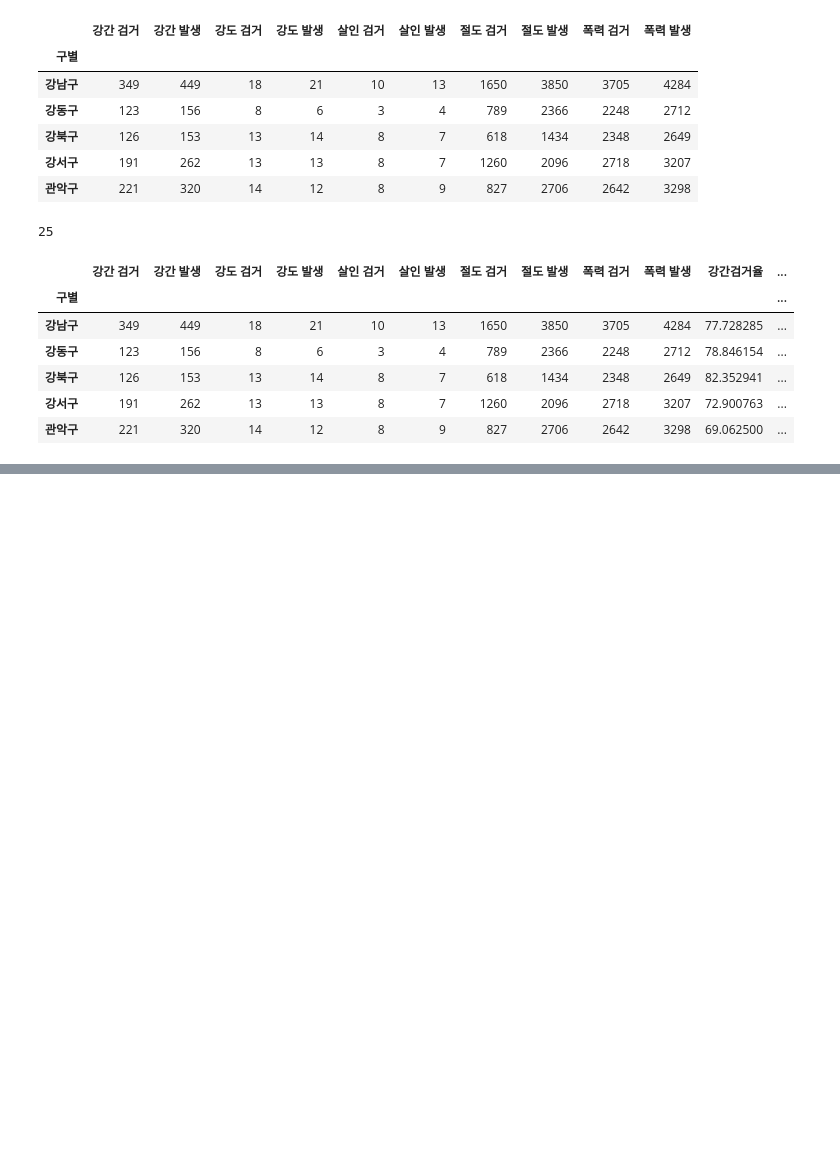
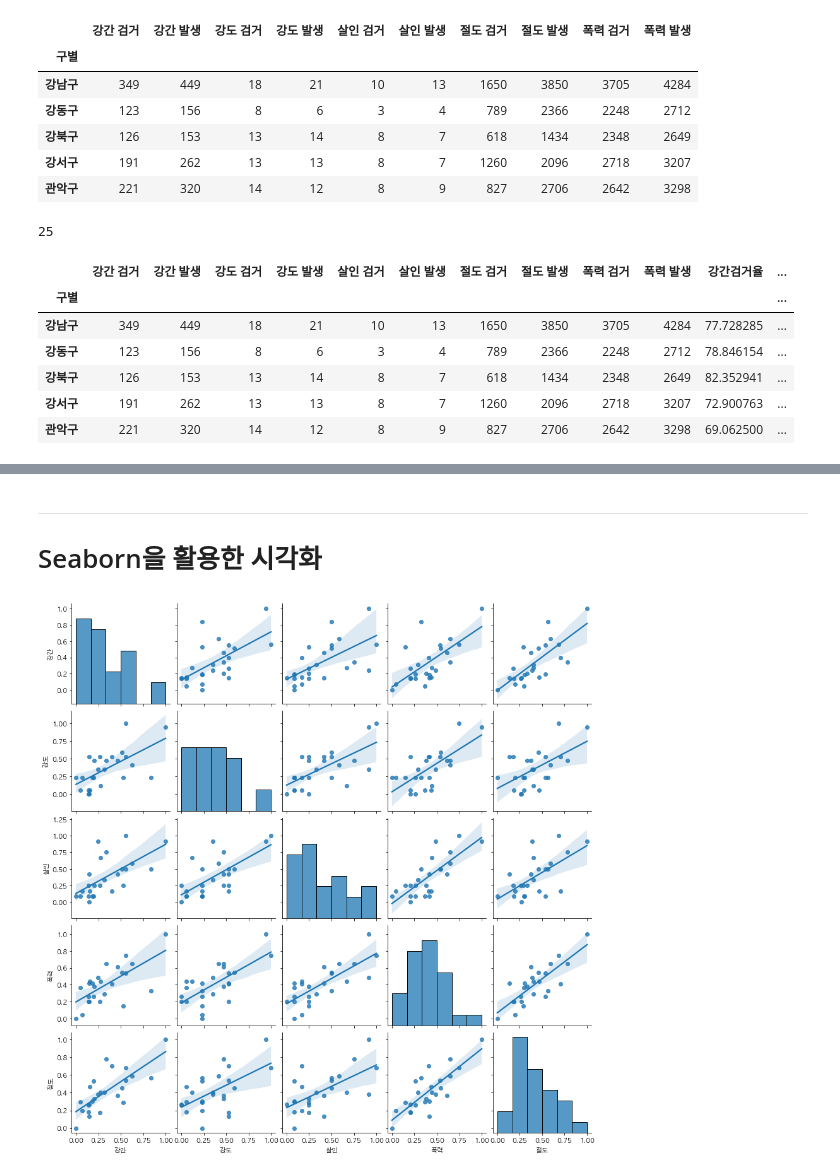
Before and after one commit to jjhwnn/Python, a Jupyter notebook: 3.DataAnalysis/Note/18.서울시 범죄 안전도.ipynb, the cells around one changed output, grey strips where cells are left out. Cells and saved outputs as stored; diff of their text form; code cells hidden in the pictures; blank space fills up the shorter version.

```diff
--- a/3.DataAnalysis/Note/18.서울시 범죄 안전도.ipynb
+++ b/3.DataAnalysis/Note/18.서울시 범죄 안전도.ipynb
@@ -397,0 +531,3 @@ crime_anal
+# %%
+crime_anal_norm[['인구수','CCTV']] = result_CCTV[['인구수','소계']]
+crime_anal_norm.head()
@@ -397,0 +542,4 @@ crime_anal
+# %%
+# crime_anal_norm['범죄'] = crime_anal_norm.loc[:,'강간':'폭력'].sum(axis=1)
+crime_anal_norm['범죄'] = np.sum(crime_anal_norm[col], axis=1)
+crime_anal_norm.head()
@@ -397,0 +554,5 @@ crime_anal
+# %%
+# 검거율도 통합하여 컬럼 생성
+col = ['강간검거율','강도검거율','살인검거율','절도검거율','폭력검거율']
+crime_anal_norm['검거'] = np.sum(crime_anal_norm[col], axis=1)
+crime_anal_norm.head()
@@ -397,0 +567,3 @@ crime_anal
+# %% [markdown]
+---
+# Seaborn을 활용한 시각화
@@ -397,0 +572,20 @@ crime_anal
+# %%
+# 한글 폰트 문제 해결
+# matplotlib은 한글 폰트를 지원하지 않음
+# os정보
+import platform
+
+# font_manager : 폰트 관리 모듈
+# rc : 폰트 변경 모듈
+from matplotlib import font_manager, rc
+# unicode 설정
+plt.rcParams['axes.unicode_minus'] = False
+
+if platform.system() == 'Darwin':
+    rc('font', family='AppleGothic') # os가 macos
+elif platform.system() == 'Windows':
+    path = 'c:/Windows/Fonts/malgun.ttf' # os가 windows
+    font_name = font_manager.FontProperties(fname=path).get_name()
+    rc('font', family=font_name)
+else:
+    print("Unknown System")
@@ -397,0 +594,12 @@ crime_anal
+# %%
+# 강간, 강도, 절도, 살인, 폭력 건수에 대한 상관관계 시각화
+
+sns.pairplot(
+    crime_anal_norm,
+    vars=['강간','강도','살인','폭력','절도'],
+    kind='reg',
+)
+
+plt.show()
+# %% [output]
+[figure, added]
```
Also changed, not shown: parts of 39 cells of this notebook, 1 other file.
